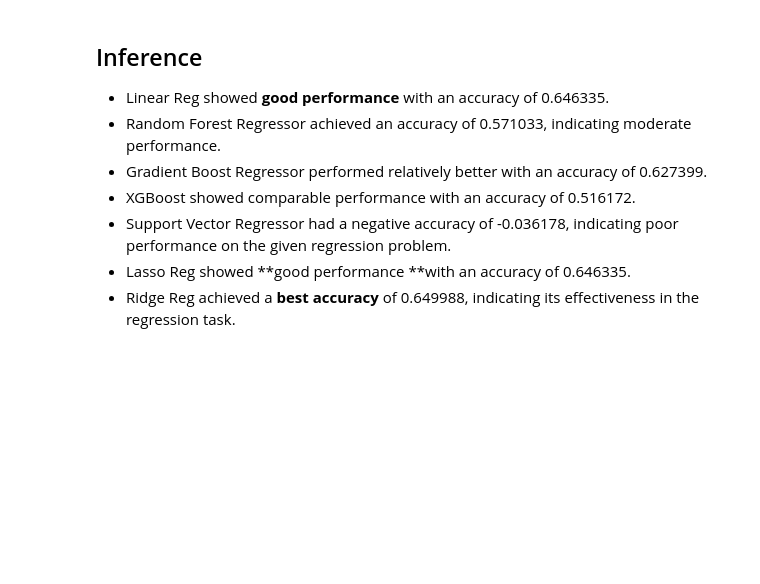
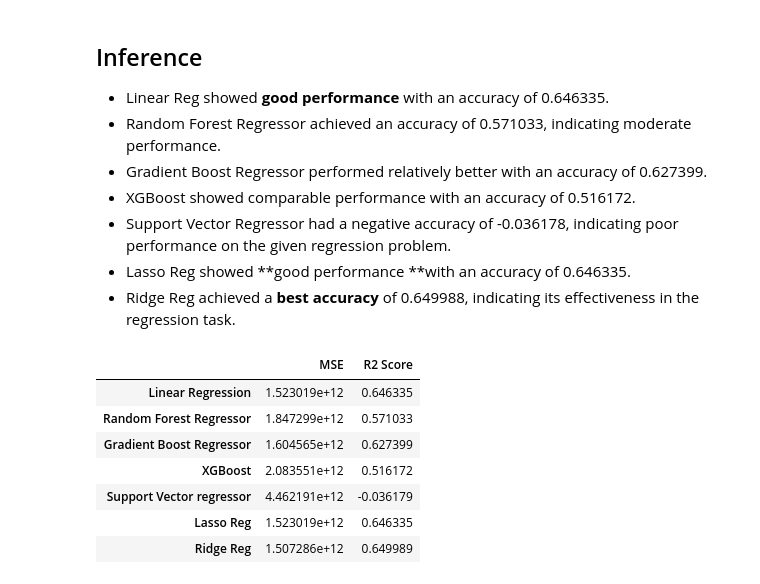
Before and after one commit to imshubhamkore/House_price_prediction_ML_algorithm, a Jupyter notebook: House_Price_Prediction.ipynb, the cells around one changed output. Cells and saved outputs as stored; diff of their text form; code cells hidden in the pictures; blank space fills up the shorter version.

```diff
--- a/House_Price_Prediction.ipynb
+++ b/House_Price_Prediction.ipynb
@@ -299,3 +299,15 @@ R2 Score : 0.6499885710111001
 *   Support Vector Regressor had a negative accuracy of -0.036178, indicating poor performance on the given regression problem.
 *   Lasso Reg showed **good performance **with an accuracy of 0.646335.
 *   Ridge Reg achieved a **best accuracy** of 0.649988, indicating its effectiveness in the regression task.
+# %%
+data = pd.DataFrame.from_dict(acc, orient='index', columns=['MSE', 'R2 Score'])
+data
+# %% [output]
+|  | MSE | R2 Score |
+| Linear Regression | 1.523019e+12 | 0.646335 |
+| Random Forest Regressor | 1.847299e+12 | 0.571033 |
+| Gradient Boost Regressor | 1.604565e+12 | 0.627399 |
+| XGBoost | 2.083551e+12 | 0.516172 |
+| Support Vector regressor | 4.462191e+12 | -0.036179 |
+| Lasso Reg | 1.523019e+12 | 0.646335 |
+| Ridge Reg | 1.507286e+12 | 0.649989 |
```
Also changed, not shown: parts of 1 cell of this notebook.
